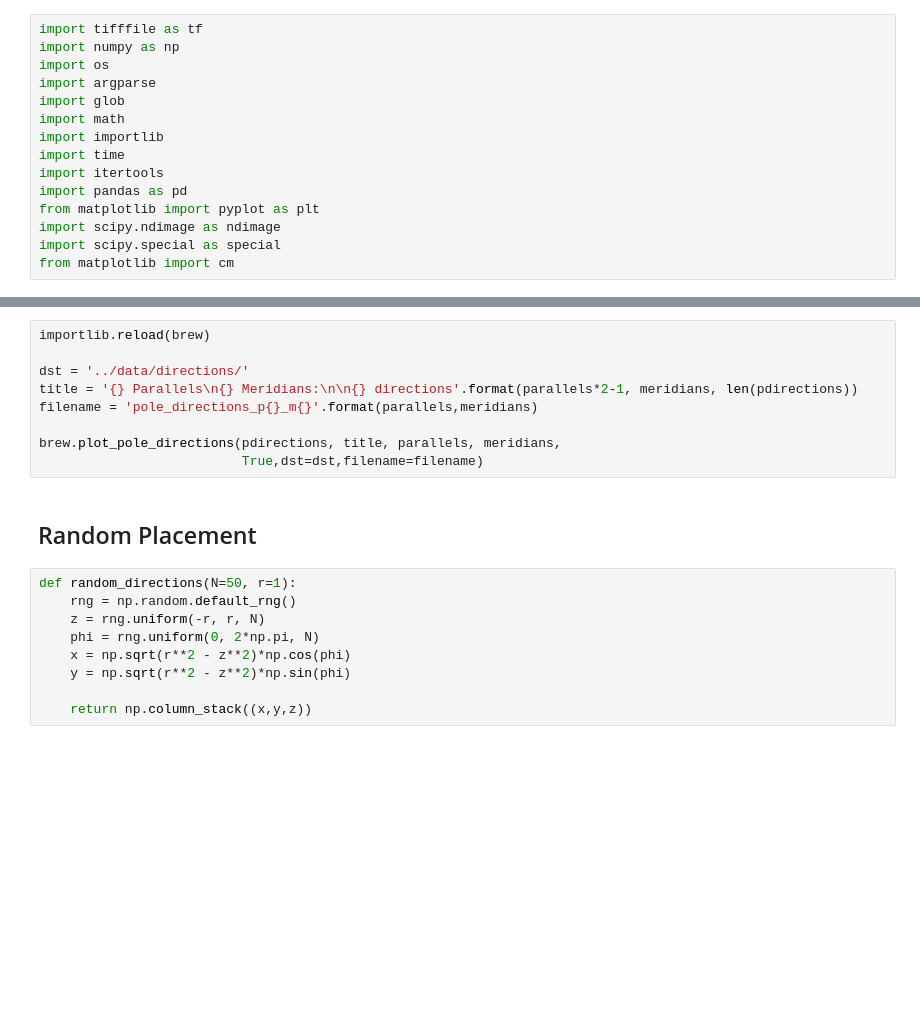
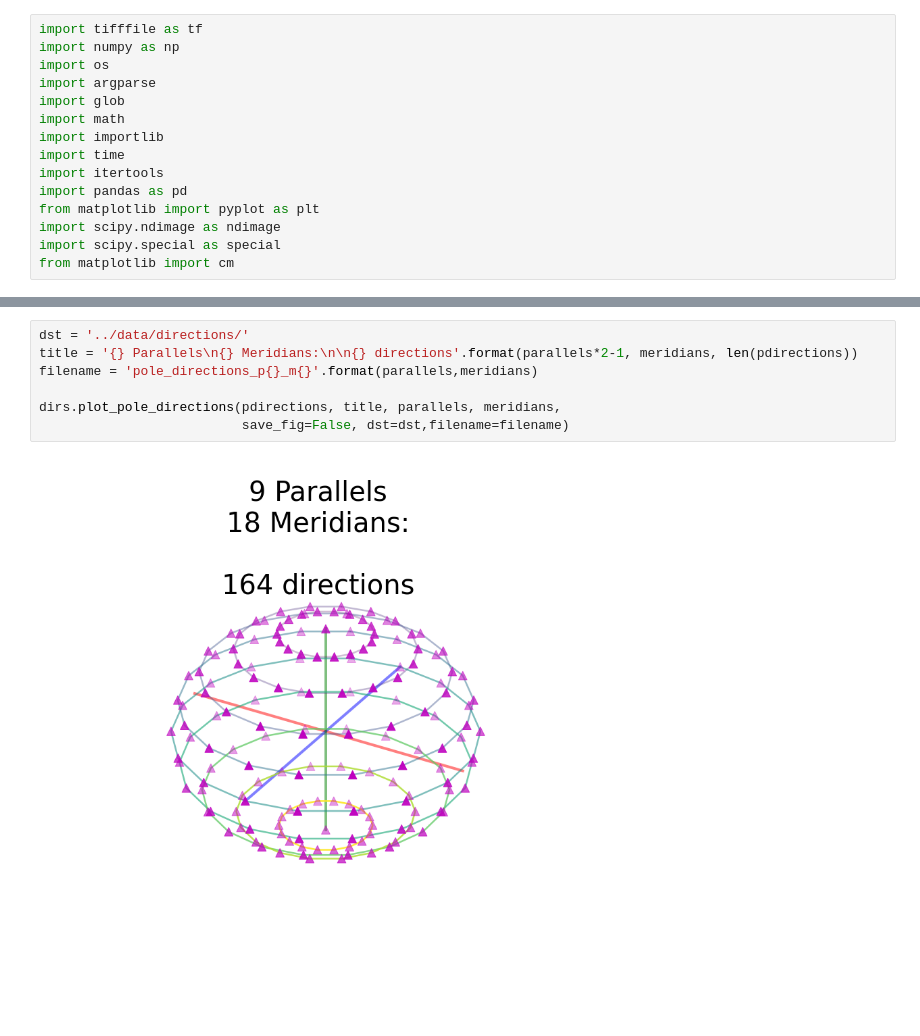
Before and after one commit to amezqui3/demeter, a Jupyter notebook: jupyter/08_sphere_directions.ipynb, the cells around one changed output, grey strips where cells are left out. Cells and saved outputs as stored; diff of their text form; blank space fills up the shorter version.

```diff
--- a/jupyter/08_sphere_directions.ipynb
+++ b/jupyter/08_sphere_directions.ipynb
@@ -24,20 +54,9 @@ pdirections = brew.pole_directions(parallels,meridians,x=1,y=0,z=2)
 # %%
-importlib.reload(brew)
-
 dst = '../data/directions/'
 title = '{} Parallels\n{} Meridians:\n\n{} directions'.format(parallels*2-1, meridians, len(pdirections))
 filename = 'pole_directions_p{}_m{}'.format(parallels,meridians)
 
-brew.plot_pole_directions(pdirections, title, parallels, meridians,
-                          True,dst=dst,filename=filename)
+dirs.plot_pole_directions(pdirections, title, parallels, meridians,
+                          save_fig=False, dst=dst,filename=filename)
+# %% [output]
+[figure, added]
-# %% [markdown]
-## Random Placement
-# %%
-def random_directions(N=50, r=1):
-    rng = np.random.default_rng()
-    z = rng.uniform(-r, r, N)
-    phi = rng.uniform(0, 2*np.pi, N)
-    x = np.sqrt(r**2 - z**2)*np.cos(phi)
-    y = np.sqrt(r**2 - z**2)*np.sin(phi)
-
-    return np.column_stack((x,y,z))
```
Also changed, not shown: parts of 18 cells of this notebook, 5 other files.
